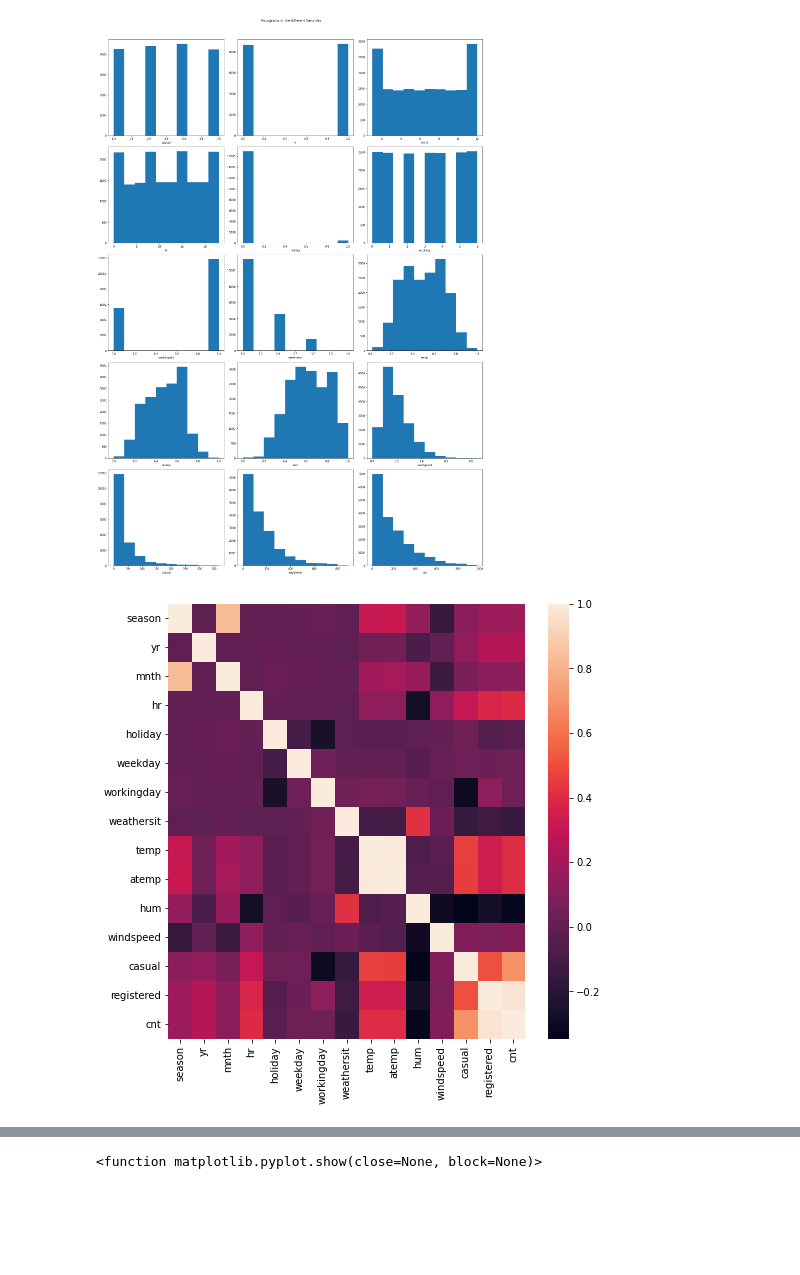
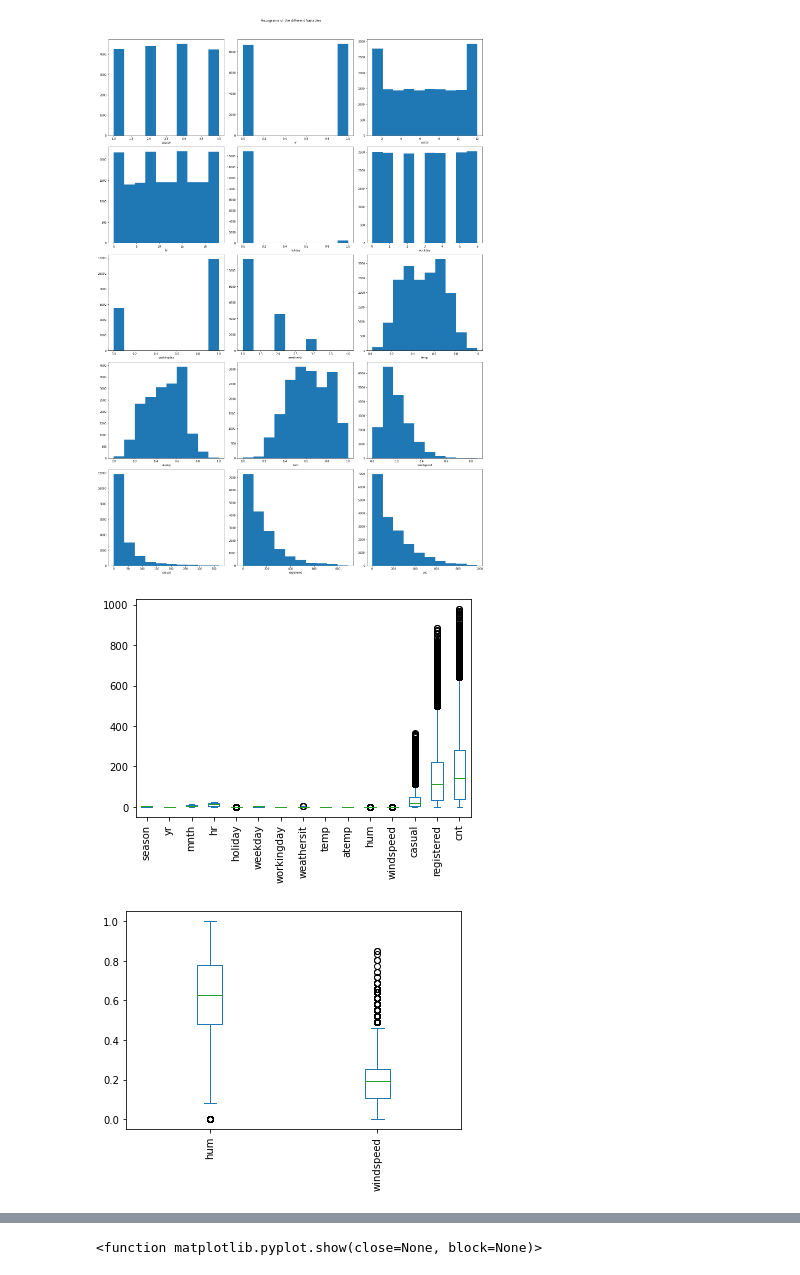
Before and after one commit to Philipp-Otter/02450-Introduction-to-Machine-Learning-and-Data-Mining, a Jupyter notebook: Bike-Sharing-Dataset/Bikesharing.ipynb, the cells around one changed output, grey strips where cells are left out. Drawn from its saved outputs; the diff is of its cells as text; code cells hidden in the pictures; blank space fills up the shorter version.

```diff
--- a/Bike-Sharing-Dataset/Bikesharing.ipynb
+++ b/Bike-Sharing-Dataset/Bikesharing.ipynb
@@ -95,12 +104,19 @@ plt.show()
 # %% [output]
 [figure]
 # %%
-plt.figure(figsize=(8,8))
-corr_bikesharing = bikesharing.loc[:, ~bikesharing.columns.isin(['instant', 'dteday'])].corr()
-sn.heatmap(corr_bikesharing)
+# Outliers
+
+bikesharing.loc[:, ~bikesharing.columns.isin(['instant', 'dteday'])].plot.box()
+plt.xticks(rotation=90)
 plt.show()
 # %% [output]
-[figure, old version]
+[figure, new version]
+# %%
+bikesharing.loc[:, bikesharing.columns.isin(['hum', 'windspeed'])].plot.box()
+plt.xticks(rotation=90)
+plt.show()
+# %% [output]
+[figure, added]
 # %%
 fig = plt.figure(figsize=(20, 30))
 
```
Also changed, not shown: parts of 9 cells of this notebook.
